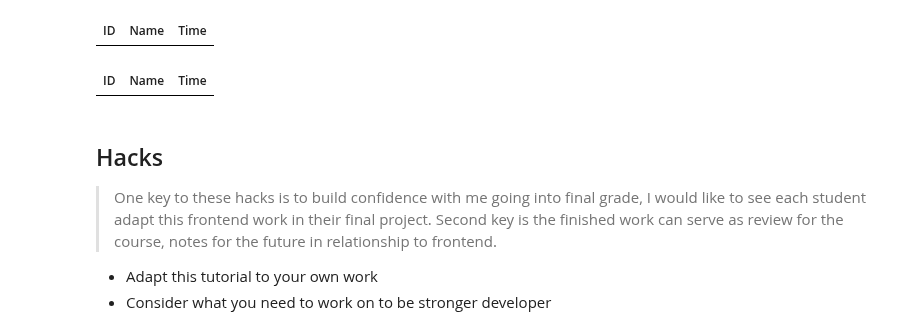
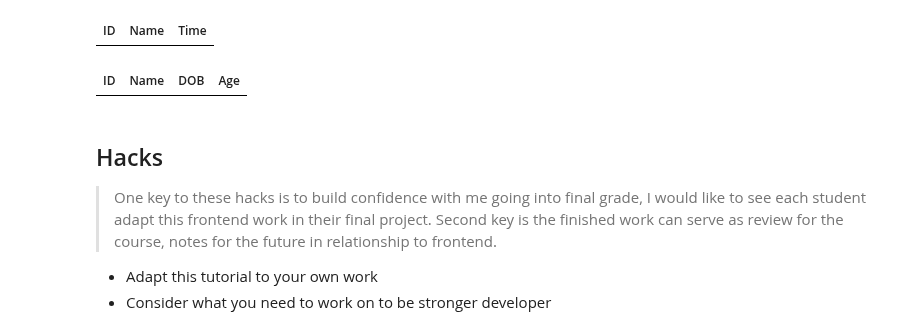
Before and after one commit to Soham360/csp-fastpages, a Jupyter notebook: _notebooks/2023-05-12-PBL-javascript_tutorial.ipynb, the cells around one changed output. Drawn from its saved outputs; the diff is of its cells as text; code cells hidden in the pictures.

```diff
--- a/_notebooks/2023-05-12-PBL-javascript_tutorial.ipynb
+++ b/_notebooks/2023-05-12-PBL-javascript_tutorial.ipynb
@@ -506,48 +506,51 @@ for (var row of classroom) {
 %%html
 <head>
     <!-- load jQuery and DataTables syle and scripts -->
-    <link rel="stylesheet" type="text/css" href="https://cdn.datatables.net/1.10.25/css/jquery.dataTables.min.css">
+    <link rel="stylesheet" type="text/css" href="https://cdn.datatables.net/1.13.4/css/jquery.dataTables.min.css">
     <script type="text/javascript" language="javascript" src="https://code.jquery.com/jquery-3.6.0.min.js"></script>
-    <script type="text/javascript" language="javascript" src="https://cdn.datatables.net/1.10.25/js/jquery.dataTables.min.js"></script>
+    <script>var define = null;</script>
+    <script type="text/javascript" language="javascript" src="https://cdn.datatables.net/1.13.4/js/jquery.dataTables.min.js"></script>
 </head>
-<table id="flaskTable1" class="table" style="width:100%">
-    <thead id="flaskHead1">
+<table id="flaskTable" class="table" style="width:100%">
+    <thead id="flaskHead">
         <tr>
             <th>ID</th>
             <th>Name</th>
-            <th>Time</th>
+            <th>DOB</th>
+            <th>Age</th>
         </tr>
     </thead>
-    <tbody id="flaskBody1"></tbody>
+    <tbody id="flaskBody"></tbody>
 </table>
 
 <script>
   $(document).ready(function() {
-    fetch('http://127.0.0.1:8086/api/times/', { mode: 'cors' })
+    fetch('https://flask.nighthawkcodingsociety.com/api/users/', { mode: 'cors' })
     .then(response => {
       if (!response.ok) {
         throw new Error('API response failed');
       }
       return response.json();
     })
     .then(data => {
       for (const row of data) {
         // BUG warning/resolution - DataTable requires row to be single append
-        $('#flaskBody1').append('<tr><td>' +
+        $('#flaskBody').append('<tr><td>' +
             row.id + '</td><td>' +
-            row.uid + '</td><td>' +
-            row.totaltime + '</td><td>');
+            row.name + '</td><td>' +
+            row.dob + '</td><td>' +
+            row.age + '</td></tr>');
       }
       // BUG warning - Jupyter does not show Datatable controls, works on deployed GitHub pages
-      $("#flaskTable1").DataTable();
+      $("#flaskTable").DataTable();
     })
     .catch(error => {
       console.error('Error:', error);
     });
   });
 </script>
 # %% [output]
-| ID | Name | Time |
+| ID | Name | DOB | Age |
 # %% [markdown]
 ## Hacks
 > One key to these hacks is to build confidence with me going into final grade, I would like to see each student adapt this frontend work in their final project.  Second key is the finished work can serve as review for the course, notes for the future in relationship to frontend.
```
